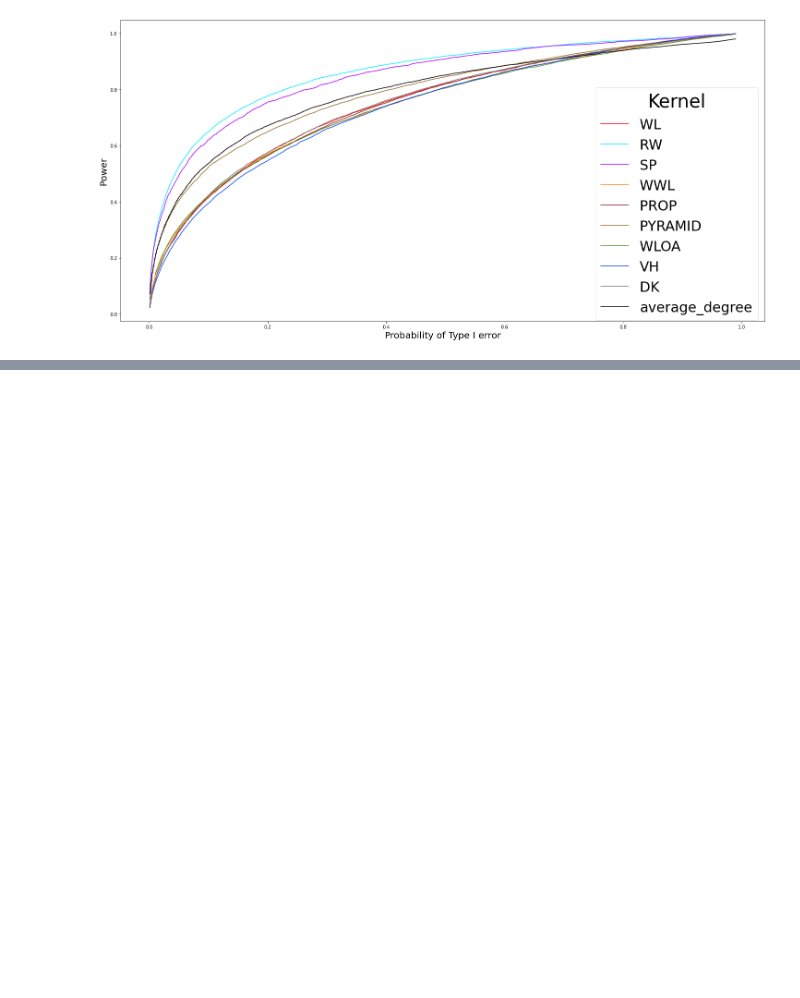
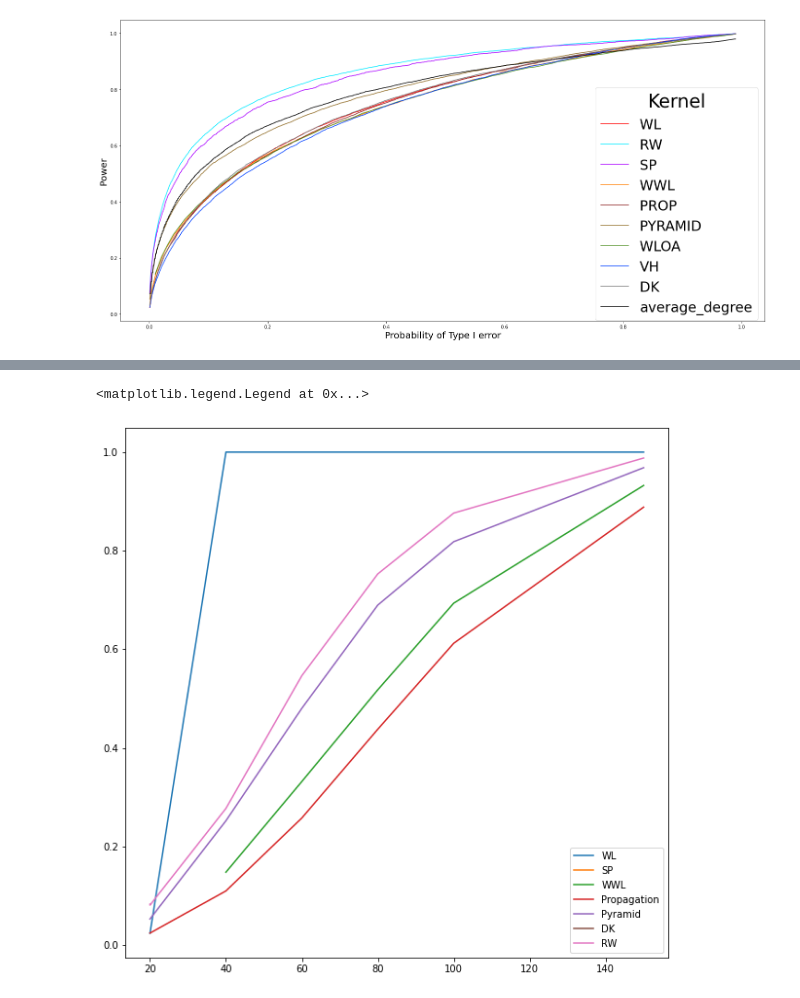
Before and after one commit to ragnarlevi/GTST, a Jupyter notebook: Analysis/BGDegreeAnalysis.ipynb, the cells around one changed output, grey strips where cells are left out. Cells and saved outputs as stored; diff of their text form; code cells hidden in the pictures; blank space fills up the shorter version.

```diff
--- a/Analysis/BGDegreeAnalysis.ipynb
+++ b/Analysis/BGDegreeAnalysis.ipynb
@@ -273,7 +268,7 @@ data_auc['SP'] = findAUC(keys = keys, params = params_kernel['SP'], stats = ['MM
 # %%
 WWL = readfoldertopanda("../data/BGDegreeLabel/WWL")
 WWL.columns
-WWL = WWL.loc[WWL['N'] == 10000]
+WWL = WWL.loc[(WWL['N'] == 10000) | (WWL['N'] == 3000)]
 # %%
 # Because of some changes I created different coLumns for same parameter. I need to put all the information into one parameter
 
@@ -315,7 +310,7 @@ data_auc['WWL'] = findAUC(keys = keys, params = params_kernel['WWL'], stats = ['
 # Propagation
 # %%
 PROP = readfoldertopanda("../data/BGDegreeLabel/PROP")
-PROP = PROP.loc[PROP['N'] == 10000]
+PROP = PROP.loc[(PROP['N'] == 10000) | (PROP['N'] == 3000)]
 PROP.columns
 # %% [output]
 Index(['kernel', 'alpha', 'normalize', 'nr_nodes_1', 'nr_nodes_2', 'p_edge_1',
@@ -613,12 +608,8 @@ Seems like the dag_depth should not be too high
 # DK
 # %%
 DK = readfoldertopanda("../data/BGDegreeLabel/DK")
-DK = DK.loc[DK['N'] == 10000]
+DK = DK.loc[(DK['N'] == 10000) | (DK['N'] == 3000)]
 print(DK.columns)
-print(np.unique(df['n']))
-print(np.unique(df['m']))
-print(np.unique(df['nr_nodes_1']))
-print(np.unique(df['nr_nodes_2']))
 # %% [output]
 Index(['kernel', 'alpha', 'normalize', 'dk_type', 'wl_itr', 'nr_nodes_1',
        'nr_nodes_2', 'p_edge_1', 'p_edge_2', 'degree_1', 'degree_2', 'ratio_p',
@@ -749,0 +754,8 @@ with open('../data/bgdeg_data_auc.pkl', 'wb') as handle:
+# %%
+WL_power = WL.loc[WL['nitr'] == 4]
+SP_power = SP.loc[SP['with_labels'] == 1]
+WWL_power = WWL.loc[(WWL['nitr'] == 3) & (WWL['discount'] == 0.1)]
+PROP_power = PROP.loc[(PROP['tmax'] == 2) & (PROP['w'] == 0.01)]
+PYRAMID_power = PYRAMID.loc[(PYRAMID['L'] == 6) & (PYRAMID['dim'] == 2) & (PYRAMID['with_labels'] == True)]
+DK_power = DK.loc[(DK['type'] == 'sp')]
+RW_power = RW.loc[(RW['type'] == 'ARKU_plus') & (RW['r'] == 2)]
@@ -749,0 +772,13 @@ with open('../data/bgdeg_data_auc.pkl', 'wb') as handle:
+# %%
+fig, ax = plt.subplots(1,1, figsize = (10, 10))
+names  = ['WL', 'SP', 'WWL', 'Propagation', 'Pyramid', 'DK', 'RW']
+for idx, data_power in enumerate([WL_power, SP_power, WWL_power, PROP_power, PYRAMID_power, DK_power, RW_power]):
+
+    x = np.array(data_power['n'].loc[data_power['alpha'] == 0.001000])
+    y = np.array(data_power['MMD_u'].loc[data_power['alpha'] == 0.001000])
+    ind = np.argsort(x)
+    ax.plot(x[ind],y[ind], label = names[idx])
+ax.legend()
+# %% [output]
+<matplotlib.legend.Legend at 0x...>
+[figure, added]
```
Also changed, not shown: parts of 8 cells of this notebook, 9 other files.
